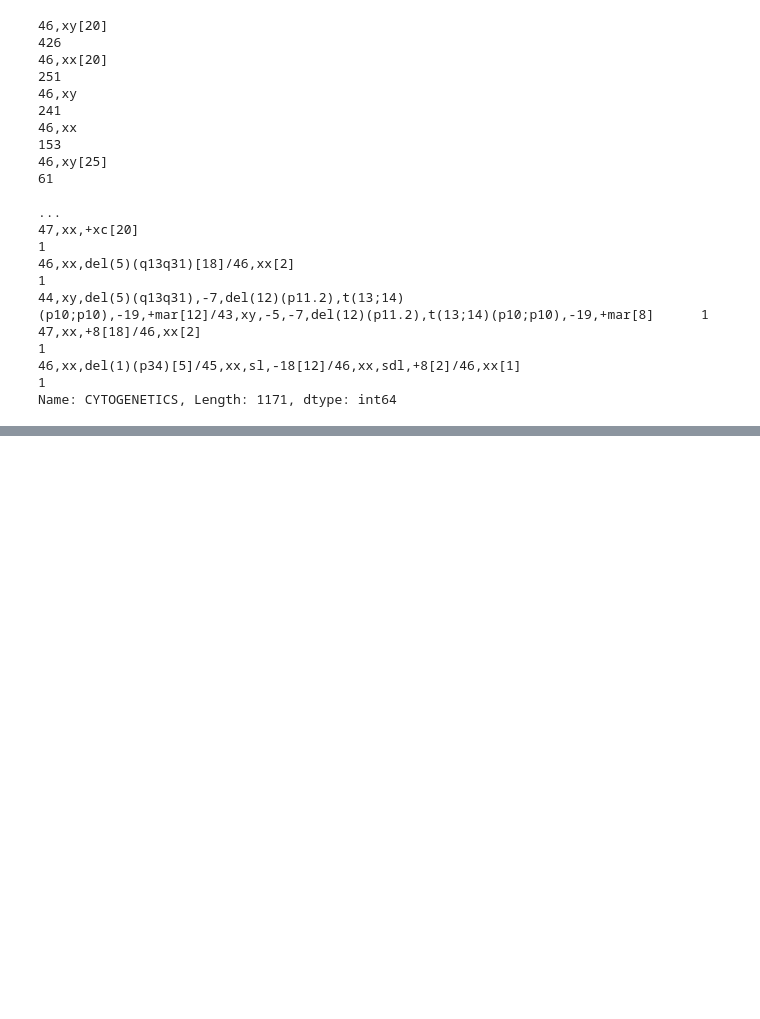
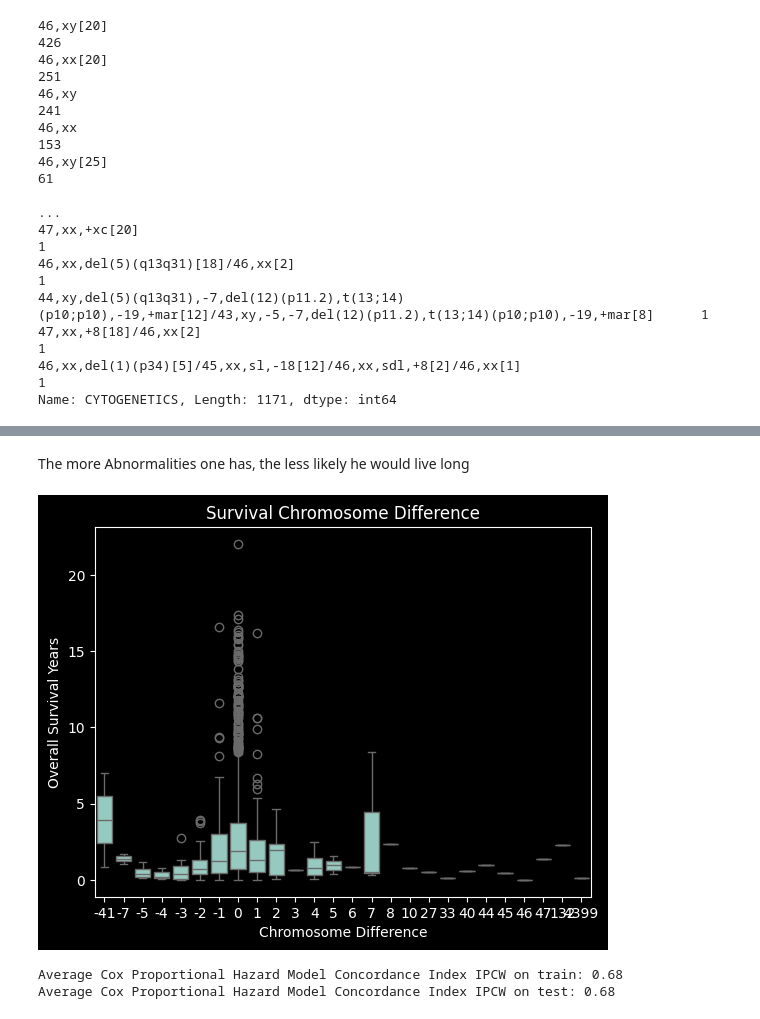
Before and after one commit to Loic-Jaillet/ENS-ML-Challenge, a Jupyter notebook: challenge.ipynb, the cells around one changed output, grey strips where cells are left out. Saved outputs shown, nothing was run; the diff lists cells and outputs as text; code cells hidden in the pictures; blank space fills up the shorter version.

```diff
--- a/challenge.ipynb
+++ b/challenge.ipynb
@@ -378,0 +511,20 @@ Cox Proportional Hazard Model Concordance Index IPCW on test: 0.67
+# %% [markdown]
+The more Abnormalities one has, the less likely he would live long
+# %%
+sns.boxplot(x='CHROMOSOME_DIFF', y='OS_YEARS', data=merged_df_cyto)
+plt.title('Survival Chromosome Difference')
+plt.xlabel('Chromosome Difference')
+plt.ylabel('Overall Survival Years')
+plt.show()
+# %% [output]
+[figure, added]
+# %%
+X_cyto = clinical_df.loc[clinical_df['ID'].isin(target_df['ID'])].copy()
+y_cyto = Surv.from_dataframe('OS_STATUS', 'OS_YEARS', target_df)
+X_cyto = X_cyto.drop(columns=['CYTOGENETICS','ID','GENDER','CENTER'])
+
+eval_cyto = CoxModelEvaluator(X_cyto, y_cyto)
+eval_cyto.evaluate_model()
+# %% [output]
+Average Cox Proportional Hazard Model Concordance Index IPCW on train: 0.68
+Average Cox Proportional Hazard Model Concordance Index IPCW on test: 0.68
```
Also changed, not shown: parts of 16 cells of this notebook.
